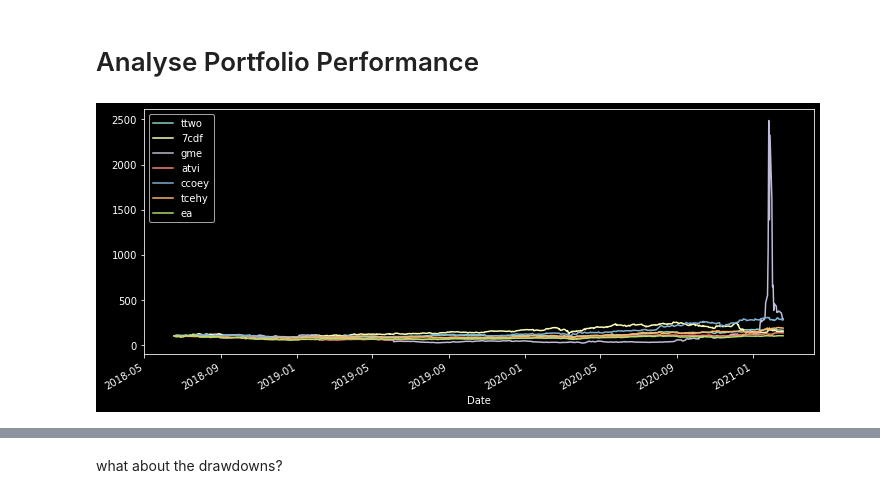
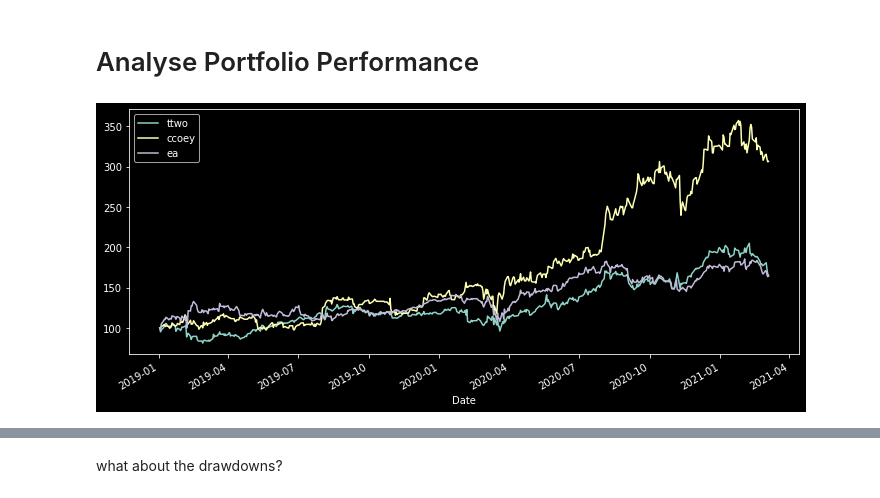
Before and after one commit to Moccazio/Portfolio_Selection, a Jupyter notebook: Chapter4-Portfolio_Performance_Metrics/4-Analyse_Portfolio_Performance.ipynb, the cells around one changed output, grey strips where cells are left out. Saved outputs shown, nothing was run; the diff lists cells and outputs as text; code cells hidden in the pictures.

```diff
--- a/Chapter4-Portfolio_Performance_Metrics/4-Analyse_Portfolio_Performance.ipynb
+++ b/Chapter4-Portfolio_Performance_Metrics/4-Analyse_Portfolio_Performance.ipynb
@@ -26,11 +26,12 @@ import warnings
 plt.style.use('dark_background')
 warnings.simplefilter(action='ignore', category=FutureWarning)
 # %%
-prices = ffn.get('TTWO, 7CD.F, GME, ATVI, CCOEY, TCEHY, EA', start='2016-01-01')
-benchmark = ffn.get('spy', start='2016-01-01')
+prices = ffn.get('TTWO, CCOEY, EA', start='2019-01-01')
+benchmark = ffn.get('spy', start='2019-01-01')
 ax = prices.rebase().plot(figsize=(12,5))
+#plt.savefig(('Portfolio.png'), dpi=300)
 # %% [output]
-[figure, old version]
+[figure, new version]
 # %%
 returns = prices.to_returns().dropna()
 ffn.plot_corr_heatmap(returns)
```
Also changed, not shown: parts of 13 cells of this notebook.
